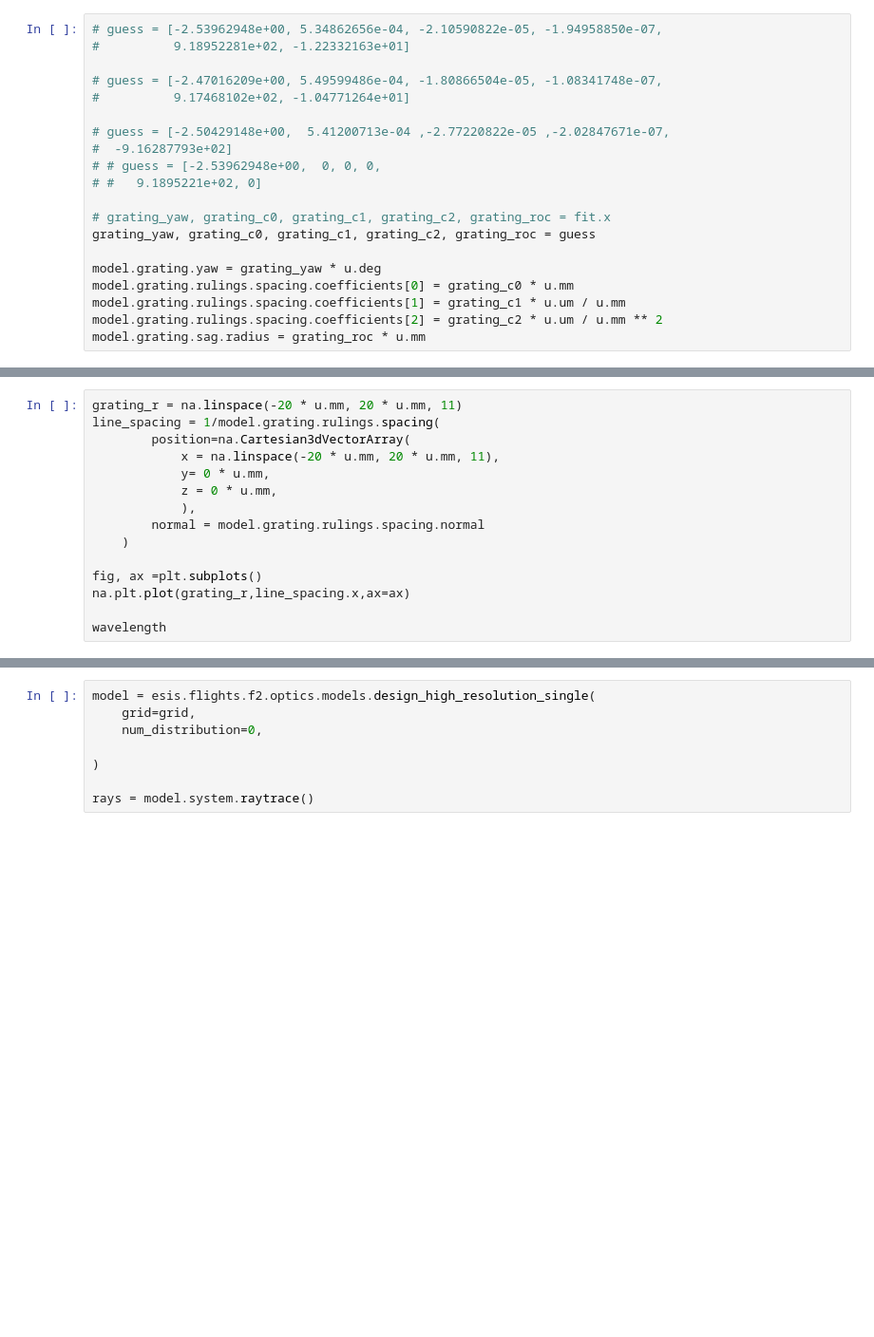
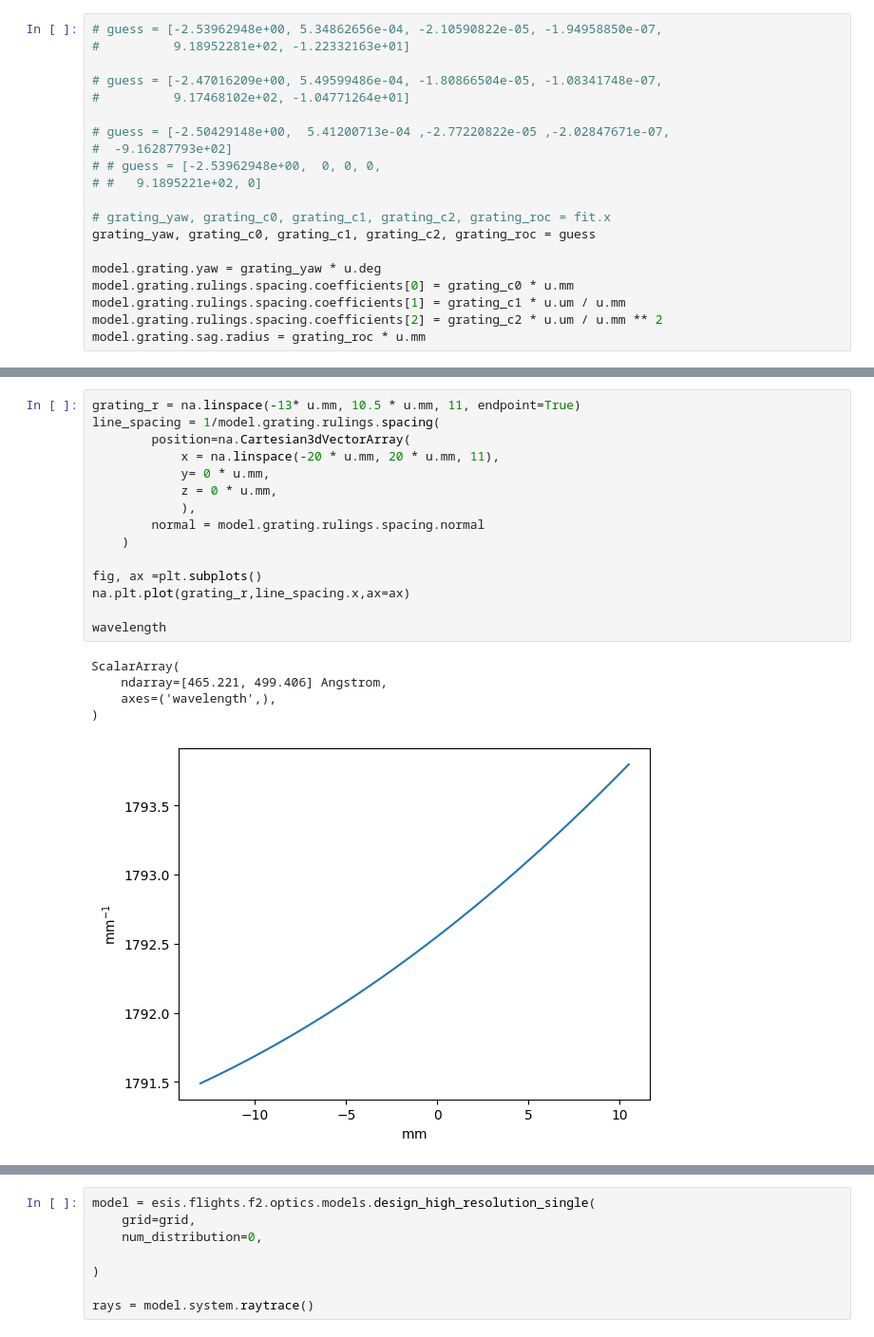
Before and after one commit to Kankelborg-Group/ESIS, a Jupyter notebook: esis/esis_ii_high_resolution_design.ipynb, the cells around one changed output, grey strips where cells are left out. Shown at 95% size. Saved outputs shown, nothing was run; the diff lists cells and outputs as text; blank space fills up the shorter version.

```diff
--- a/esis/esis_ii_high_resolution_design.ipynb
+++ b/esis/esis_ii_high_resolution_design.ipynb
@@ -483,18 +937,24 @@ alpha.to(u.deg)
 # %%
-grating_r = na.linspace(-20 * u.mm, 20 * u.mm, 11)
+grating_r = na.linspace(-13* u.mm, 10.5 * u.mm, 11, endpoint=True)
 line_spacing = 1/model.grating.rulings.spacing(
         position=na.Cartesian3dVectorArray(
             x = na.linspace(-20 * u.mm, 20 * u.mm, 11),
             y= 0 * u.mm,
             z = 0 * u.mm,
             ),
         normal = model.grating.rulings.spacing.normal
     )
 
 fig, ax =plt.subplots()
 na.plt.plot(grating_r,line_spacing.x,ax=ax)
 
 wavelength
+# %% [output]
+ScalarArray(
+    ndarray=[465.221, 499.406] Angstrom,
+    axes=('wavelength',),
+)
+[figure, added]
 # %%
 beta = np.arcsin(np.sin(alpha) + wavelength.mean()/model.grating.rulings.spacing(position=na.Cartesian3dVectorArray()*u.mm, normal=model.grating.rulings.spacing.normal).length)
 beta.to(u.deg)
```
Also changed, not shown: parts of 60 cells of this notebook.
